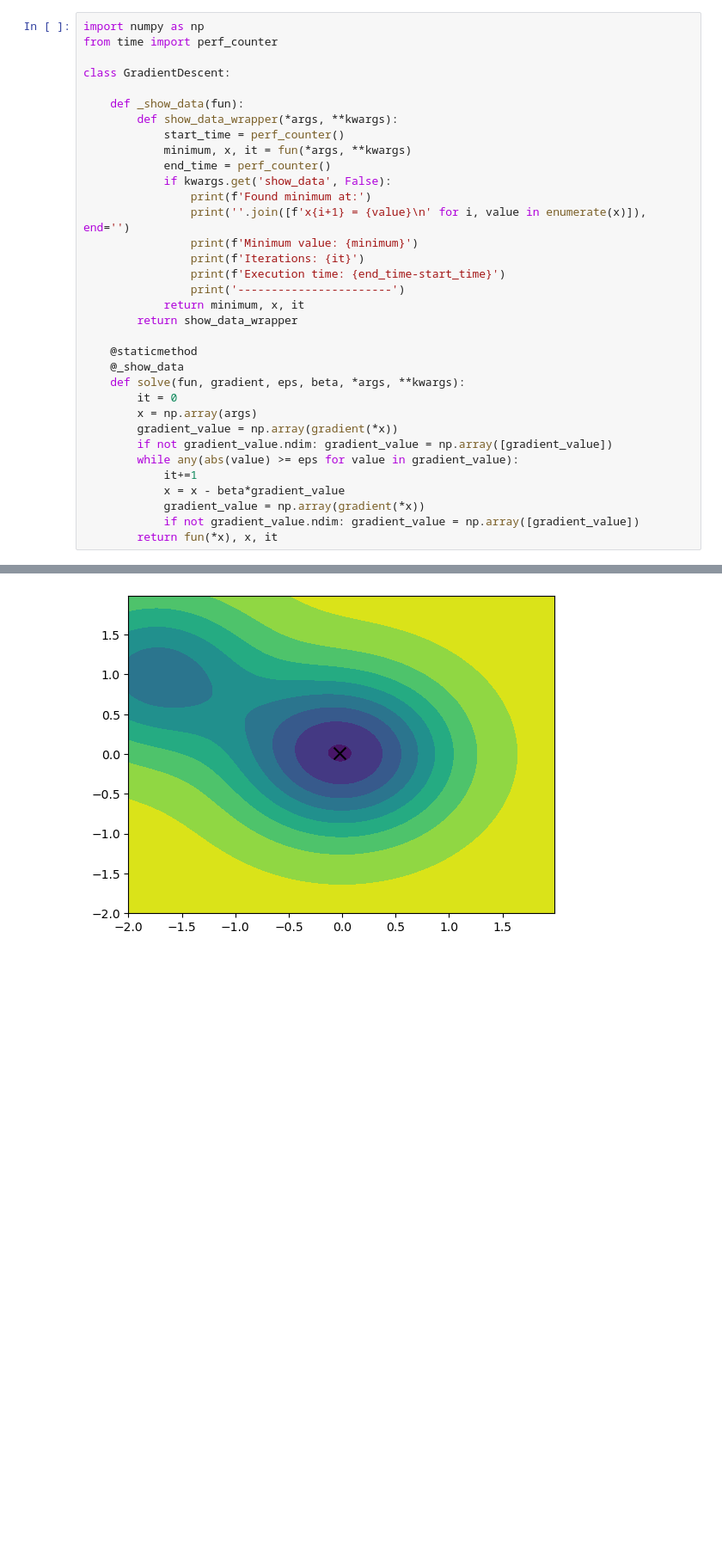
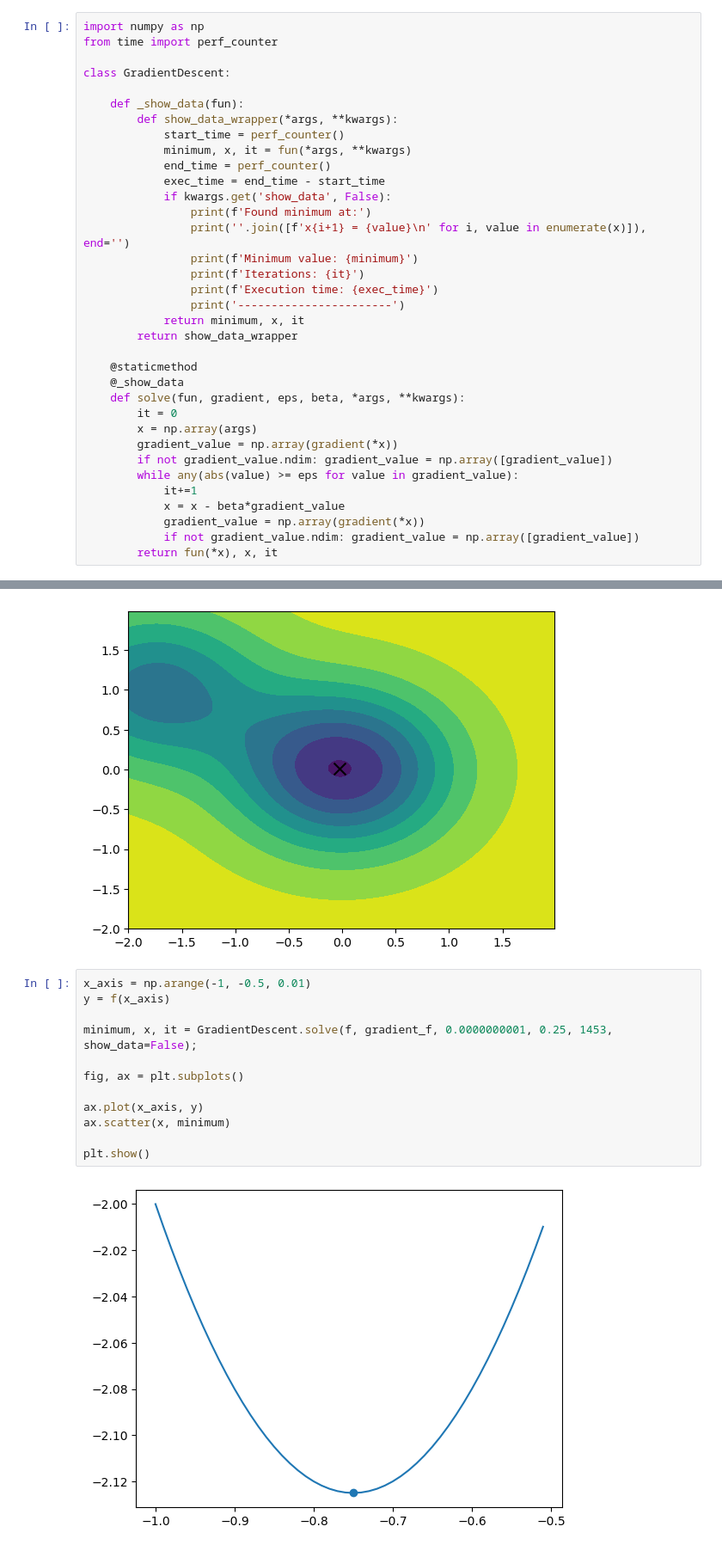
Before and after one commit to iszablowski/WSI24L, a Jupyter notebook: wsi1_gradietnt_descent/gradient_descent.ipynb, the cells around one changed output, grey strips where cells are left out. Shown at 86% size. Drawn from its saved outputs; the diff is of its cells as text; blank space fills up the shorter version.

Commit message:
f function plot

```diff
--- a/wsi1_gradietnt_descent/gradient_descent.ipynb
+++ b/wsi1_gradietnt_descent/gradient_descent.ipynb
@@ -9,12 +9,13 @@ class GradientDescent:
             start_time = perf_counter()
             minimum, x, it = fun(*args, **kwargs)
             end_time = perf_counter()
+            exec_time = end_time - start_time
             if kwargs.get('show_data', False):
                 print(f'Found minimum at:')
                 print(''.join([f'x{i+1} = {value}\n' for i, value in enumerate(x)]), end='')
                 print(f'Minimum value: {minimum}')
                 print(f'Iterations: {it}')
-                print(f'Execution time: {end_time-start_time}')
+                print(f'Execution time: {exec_time}')
                 print('-----------------------')
             return minimum, x, it
         return show_data_wrapper
@@ -82,3 +83,17 @@ plt.show()
 # %% [output]
 [figure]
 [figure]
+# %%
+x_axis = np.arange(-1, -0.5, 0.01)
+y = f(x_axis)
+
+minimum, x, it = GradientDescent.solve(f, gradient_f, 0.0000000001, 0.25, 1453, show_data=False);
+
+fig, ax = plt.subplots()
+
+ax.plot(x_axis, y)
+ax.scatter(x, minimum)
+
+plt.show()
+# %% [output]
+[figure, added]
```
Also changed, not shown: parts of 1 cell of this notebook.
